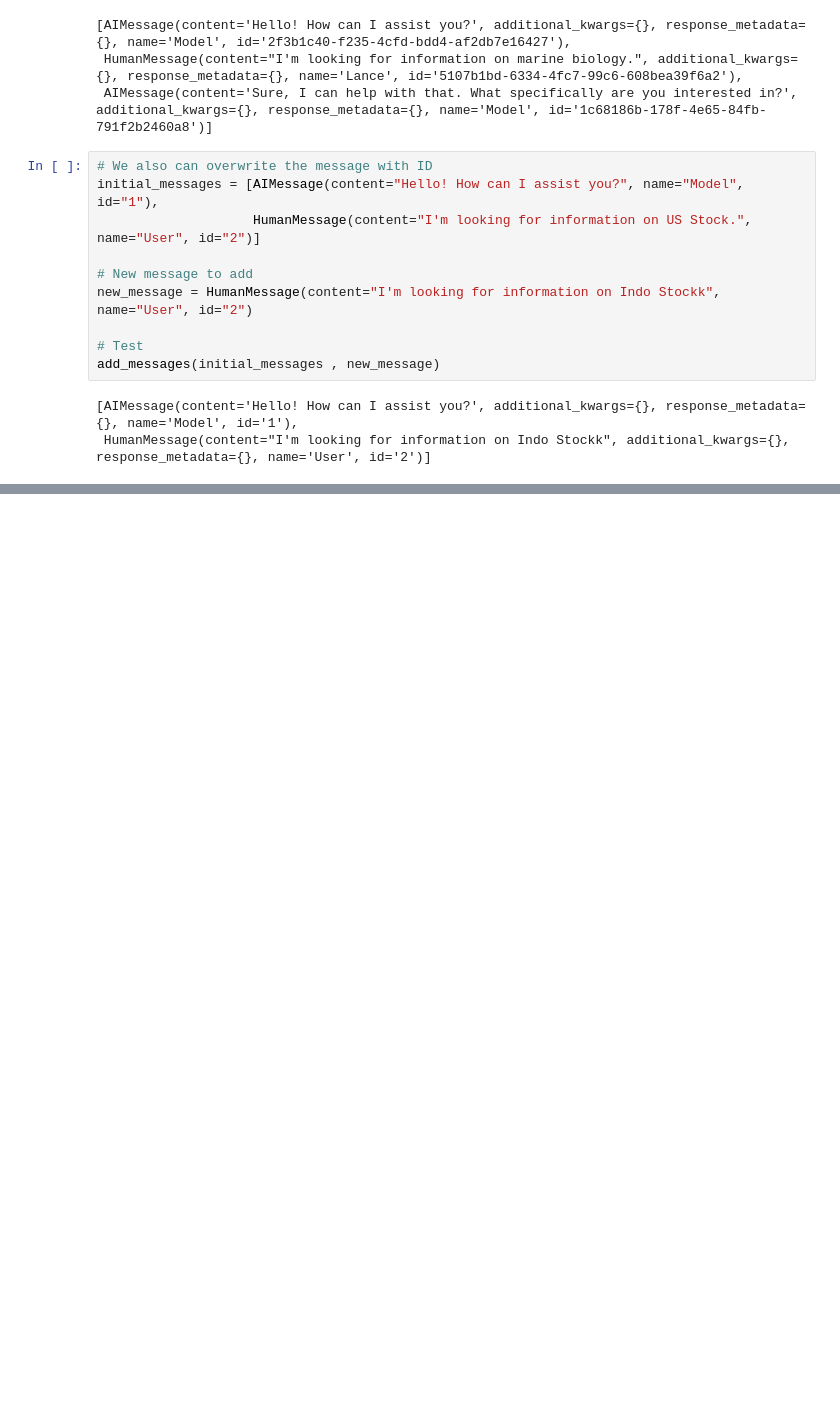
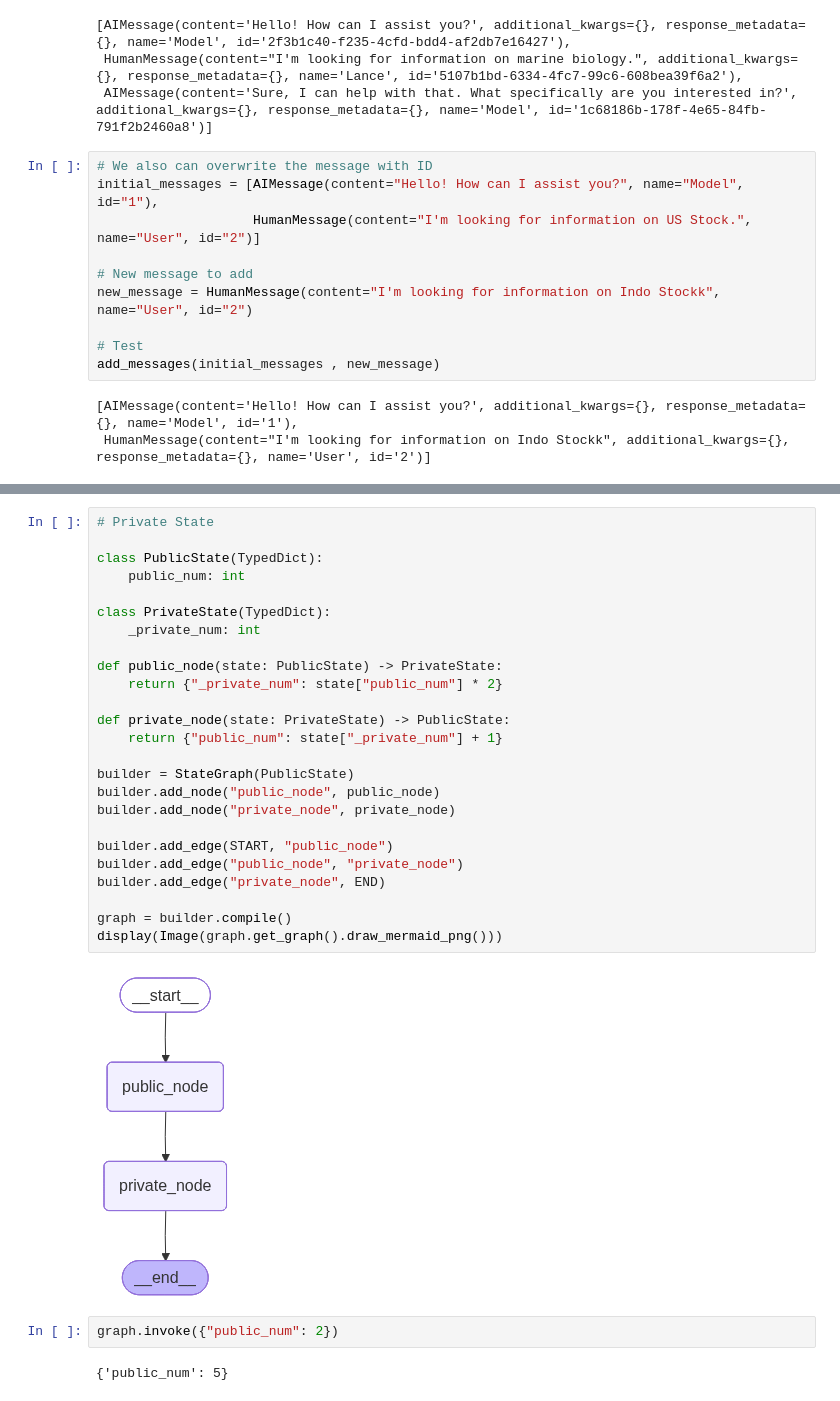
Before and after one commit to DerrickVericho/LLM-Portofolio, a Jupyter notebook: notebook/langgraph.ipynb, the cells around one changed output, grey strips where cells are left out. Cells and saved outputs as stored; diff of their text form; blank space fills up the shorter version.

```diff
--- a/notebook/langgraph.ipynb
+++ b/notebook/langgraph.ipynb
@@ -860,0 +869,31 @@ content='I would like to learn about financial statement' additional_kwargs={} r
+# %%
+# Private State
+
+class PublicState(TypedDict):
+    public_num: int
+
+class PrivateState(TypedDict):
+    _private_num: int
+
+def public_node(state: PublicState) -> PrivateState:
+    return {"_private_num": state["public_num"] * 2}
+
+def private_node(state: PrivateState) -> PublicState:
+    return {"public_num": state["_private_num"] + 1}
+
+builder = StateGraph(PublicState)
+builder.add_node("public_node", public_node)
+builder.add_node("private_node", private_node)
+
+builder.add_edge(START, "public_node")
+builder.add_edge("public_node", "private_node")
+builder.add_edge("private_node", END)
+
+graph = builder.compile()
+display(Image(graph.get_graph().draw_mermaid_png()))
+# %% [output]
+[figure, added]
+# %%
+graph.invoke({"public_num": 2})
+# %% [output]
+{'public_num': 5}
```
Also changed, not shown: parts of 8 cells of this notebook.
